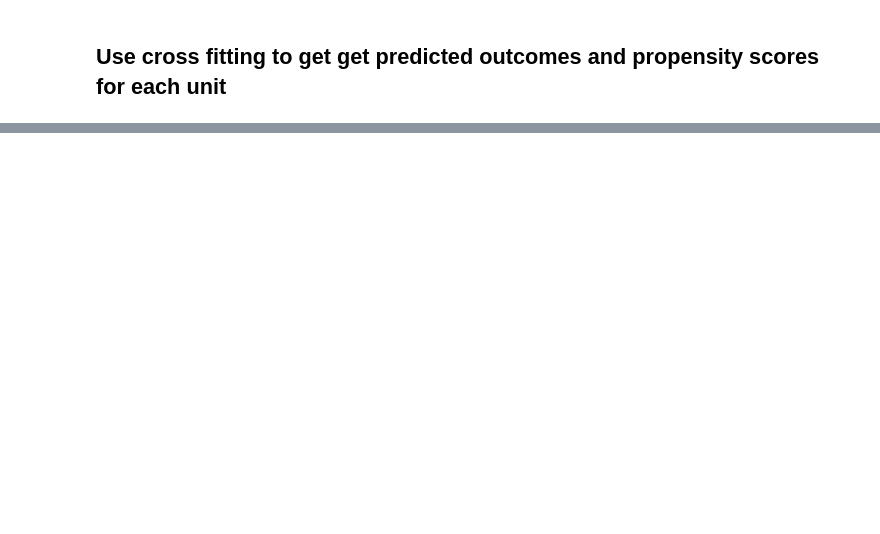
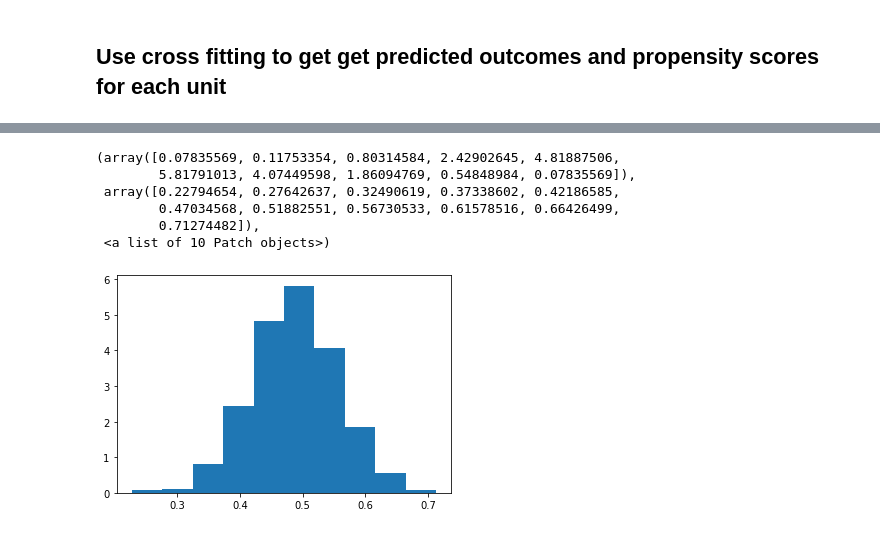
Before and after one commit to BaichenTan/ExperimentData_Adv, a Jupyter notebook: “ATE_Estimation_with_Machine_Learning_ipynb”的副本.ipynb, the cells around one changed output, grey strips where cells are left out. Cells and saved outputs as stored; diff of their text form; code cells hidden in the pictures; blank space fills up the shorter version.

```diff
--- a/“ATE_Estimation_with_Machine_Learning_ipynb”的副本.ipynb
+++ b/“ATE_Estimation_with_Machine_Learning_ipynb”的副本.ipynb
@@ -50,3 +46,12 @@ treatment = lalonde1['treatment']
+# %%
+#create a dataset of confounders
+confounders_without_Mediator = data[['fathers_education', 'mothers_education']]
+confounders_with_allMediators = data[["followup_fallstudyhours", "followup_imptodowellatuoft", "followup_depressed", "followup_stressed", "fathers_education",	"mothers_education", "exp_gradschl", "study_habit"]]
+confounders_with_mediatorStudyHours = data[["followup_fallstudyhours", "followup_imptodowellatuoft", "followup_depressed", "followup_stressed", "fathers_education",	"mothers_education", "exp_gradschl"]]
+confounders_with_mediatorStudyHabits = data[["study_habit","followup_imptodowellatuoft", "followup_depressed", "followup_stressed", "fathers_education",	"mothers_education", "exp_gradschl"]]
+outcome = data['fall_meangrade_year1']
+treatment = data['extraversion']
+placebo = data['agreeableness']
 # %% [markdown]
 ## Specify Nuisance Function Models
 
@@ -103,0 +387,5 @@ Test CE of no-covariate model 0.21817471356014154
+# %%
+def make_gmodel_logisticRegression():
+  return LogisticRegression(max_iter=1000)
+
+gmodel_LogisticRegression = make_gmodel_logisticRegression()
@@ -258,0 +768,12 @@ The estimate is 572.1572812652179 pm 1501.516696945994
+# %%
+#check the ovrlap conditions using Logistic Regression
+g2 = treatment_k_fold_fit_and_predict(make_gmodel_logisticRegression, X=confounders_with_allMediators, A=treatment, n_splits=10)
+hist(g2, density=True)
+# %% [output]
+(array([0.07835569, 0.11753354, 0.80314584, 2.42902645, 4.81887506,
+        5.81791013, 4.07449598, 1.86094769, 0.54848984, 0.07835569]),
+ array([0.22794654, 0.27642637, 0.32490619, 0.37338602, 0.42186585,
+        0.47034568, 0.51882551, 0.56730533, 0.61578516, 0.66426499,
+        0.71274482]),
+ <a list of 10 Patch objects>)
+[figure, added]
```
Also changed, not shown: parts of 205 cells of this notebook.
